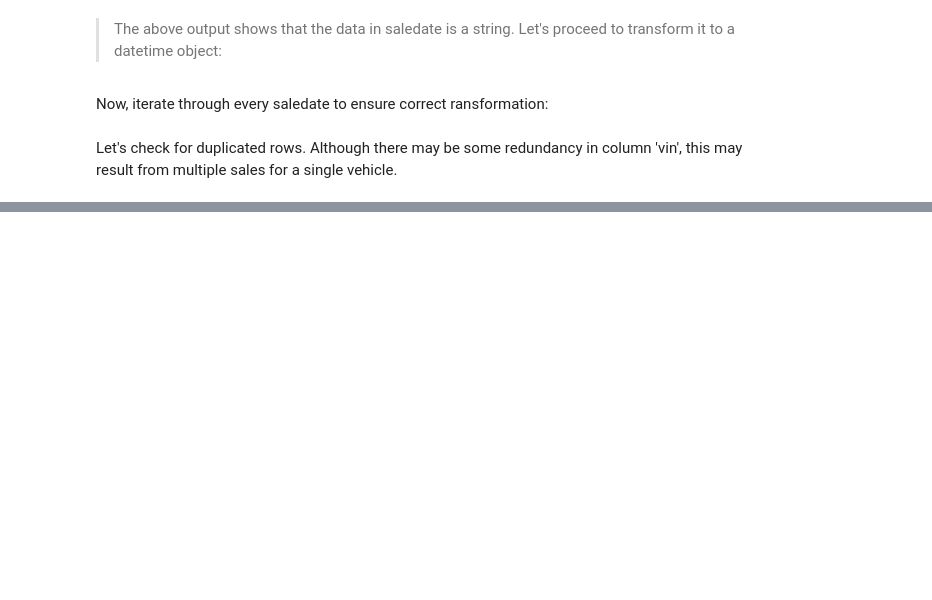
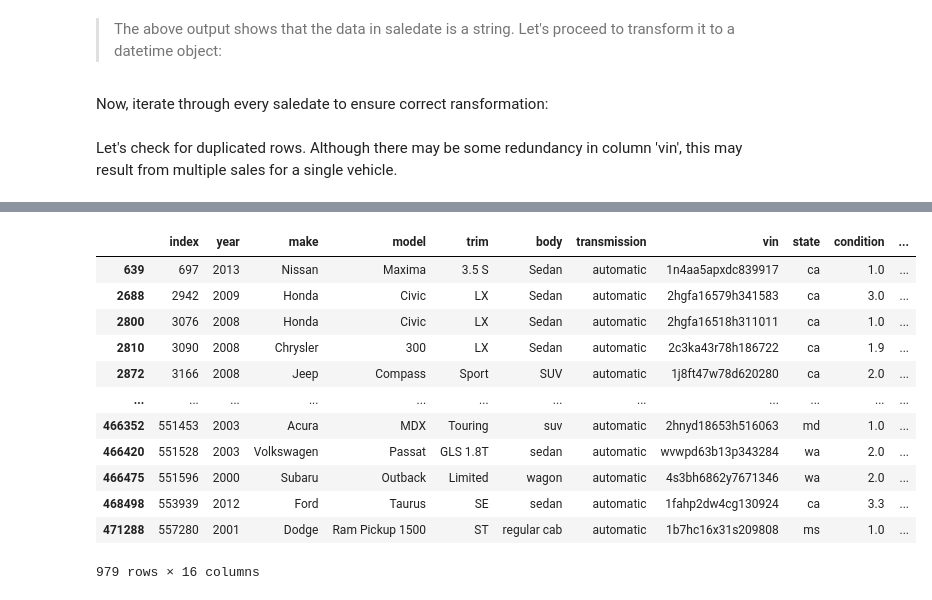
Before and after one commit to terminalcoder/used-car-auction-prices, a Jupyter notebook: notebook.ipynb, the cells around one changed output, grey strips where cells are left out. Cells and saved outputs as stored; diff of their text form; code cells hidden in the pictures; blank space fills up the shorter version.

```diff
--- a/notebook.ipynb
+++ b/notebook.ipynb
@@ -205,0 +253,16 @@ df2.duplicated().sum()
+# %%
+df2[df2['odometer']== 1.0]
+# %% [output]
+|  | index | year | make | model | trim | body | transmission | vin | state | condition | ... |
+| 639 | 697 | 2013 | Nissan | Maxima | 3.5 S | Sedan | automatic | 1n4aa5apxdc839917 | ca | 1.0 | ... |
+| 2688 | 2942 | 2009 | Honda | Civic | LX | Sedan | automatic | 2hgfa16579h341583 | ca | 3.0 | ... |
+| 2800 | 3076 | 2008 | Honda | Civic | LX | Sedan | automatic | 2hgfa16518h311011 | ca | 1.0 | ... |
+| 2810 | 3090 | 2008 | Chrysler | 300 | LX | Sedan | automatic | 2c3ka43r78h186722 | ca | 1.9 | ... |
+| 2872 | 3166 | 2008 | Jeep | Compass | Sport | SUV | automatic | 1j8ft47w78d620280 | ca | 2.0 | ... |
+| ... | ... | ... | ... | ... | ... | ... | ... | ... | ... | ... | ... |
+| 466352 | 551453 | 2003 | Acura | MDX | Touring | suv | automatic | 2hnyd18653h516063 | md | 1.0 | ... |
+| 466420 | 551528 | 2003 | Volkswagen | Passat | GLS 1.8T | sedan | automatic | wvwpd63b13p343284 | wa | 2.0 | ... |
+| 466475 | 551596 | 2000 | Subaru | Outback | Limited | wagon | automatic | 4s3bh6862y7671346 | wa | 2.0 | ... |
+| 468498 | 553939 | 2012 | Ford | Taurus | SE | sedan | automatic | 1fahp2dw4cg130924 | ca | 3.3 | ... |
+| 471288 | 557280 | 2001 | Dodge | Ram Pickup 1500 | ST | regular cab | automatic | 1b7hc16x31s209808 | ms | 1.0 | ... |
+979 rows × 16 columns
```
Also changed, not shown: parts of 9 cells of this notebook.
